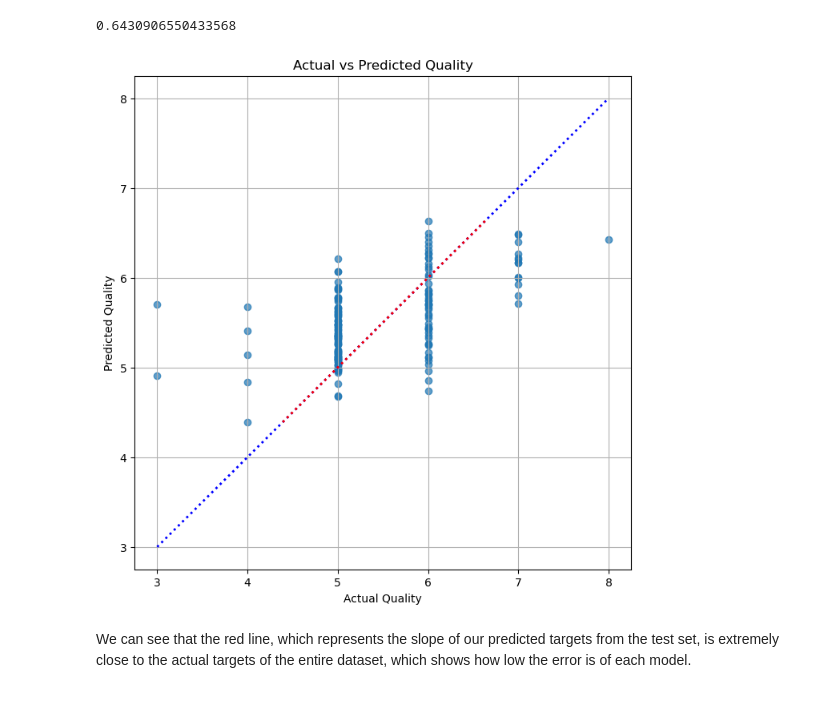
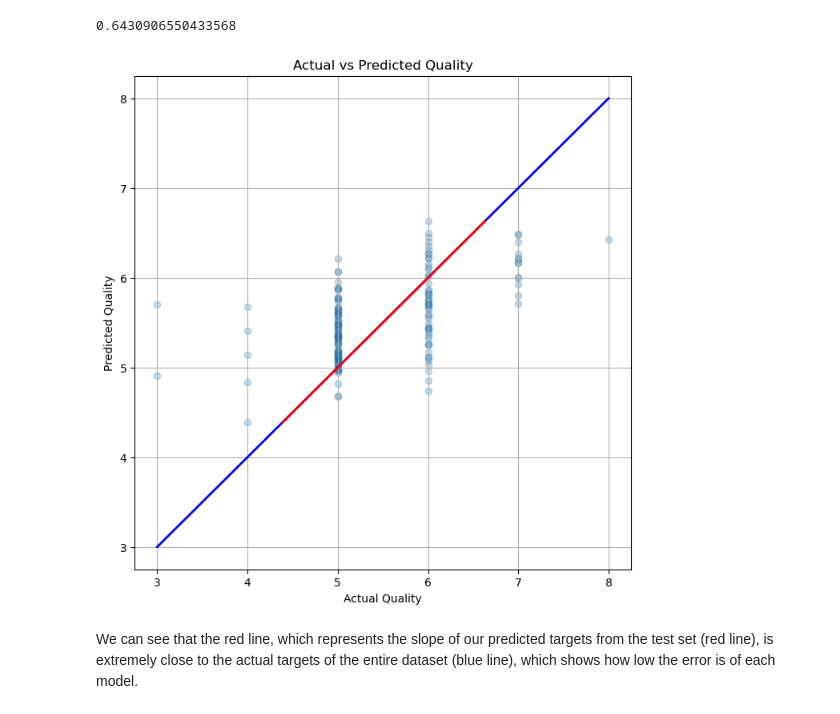
Before and after one commit to AidanMan217/Machine-Learning, a Jupyter notebook: wine quality (HW2).ipynb, the cells around one changed output. Drawn from its saved outputs; the diff is of its cells as text; code cells hidden in the pictures.

```diff
--- a/wine quality (HW2).ipynb
+++ b/wine quality (HW2).ipynb
@@ -166,19 +166,19 @@ print(alt_rmse(regr_test_pred,y_test))
 # %%
 y = rdf['quality']
 
 plt.figure(figsize=(8, 8))
-plt.scatter(y_test, regr_test_pred, alpha=0.7)
+plt.scatter(y_test, regr_test_pred, alpha=0.25)
 #plt.plot([y_train.min(), y_train.max()], [y_train.min(), y_train.max()], 'r--', lw=2)
 #plt.plot([y_test.min(), y_test.max()], [y_test.min(), y_test.max()], 'b', lw=2, linestyle=':')
-plt.plot([y.min(), y.max()], [y.min(), y.max()], 'b', lw=2, linestyle=':')
-plt.plot([regr_test_pred.min(), regr_test_pred.max()], [regr_test_pred.min(), regr_test_pred.max()], 'r', lw=2, linestyle=':')
+plt.plot([y.min(), y.max()], [y.min(), y.max()], 'b', lw=2)
+plt.plot([regr_test_pred.min(), regr_test_pred.max()], [regr_test_pred.min(), regr_test_pred.max()], 'r', lw=2,)
 #plt.plot([regr_test_pred,regr_test_pred],'o',lw=2)
 plt.xlabel('Actual Quality')
 plt.ylabel('Predicted Quality')
 plt.title('Actual vs Predicted Quality')
 plt.grid(True)
 plt.show()
 # %% [output]
-[figure, old version]
+[figure, new version]
 # %% [markdown]
-We can see that the red line, which represents the slope of our predicted targets from the test set, is extremely close to the actual targets of the entire dataset, which shows how low the error is of each model.
+We can see that the red line, which represents the slope of our predicted targets from the test set (red line), is extremely close to the actual targets of the entire dataset (blue line), which shows how low the error is of each model.
```
